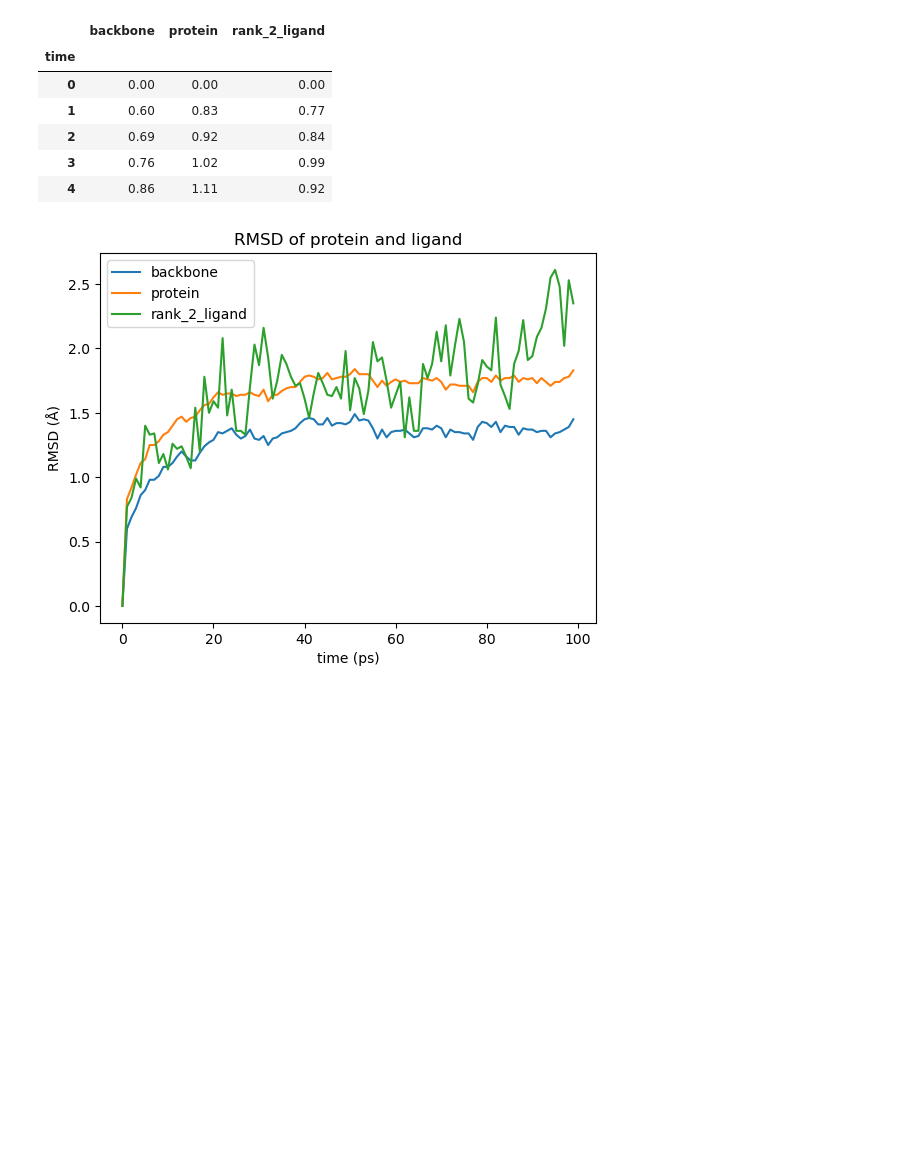
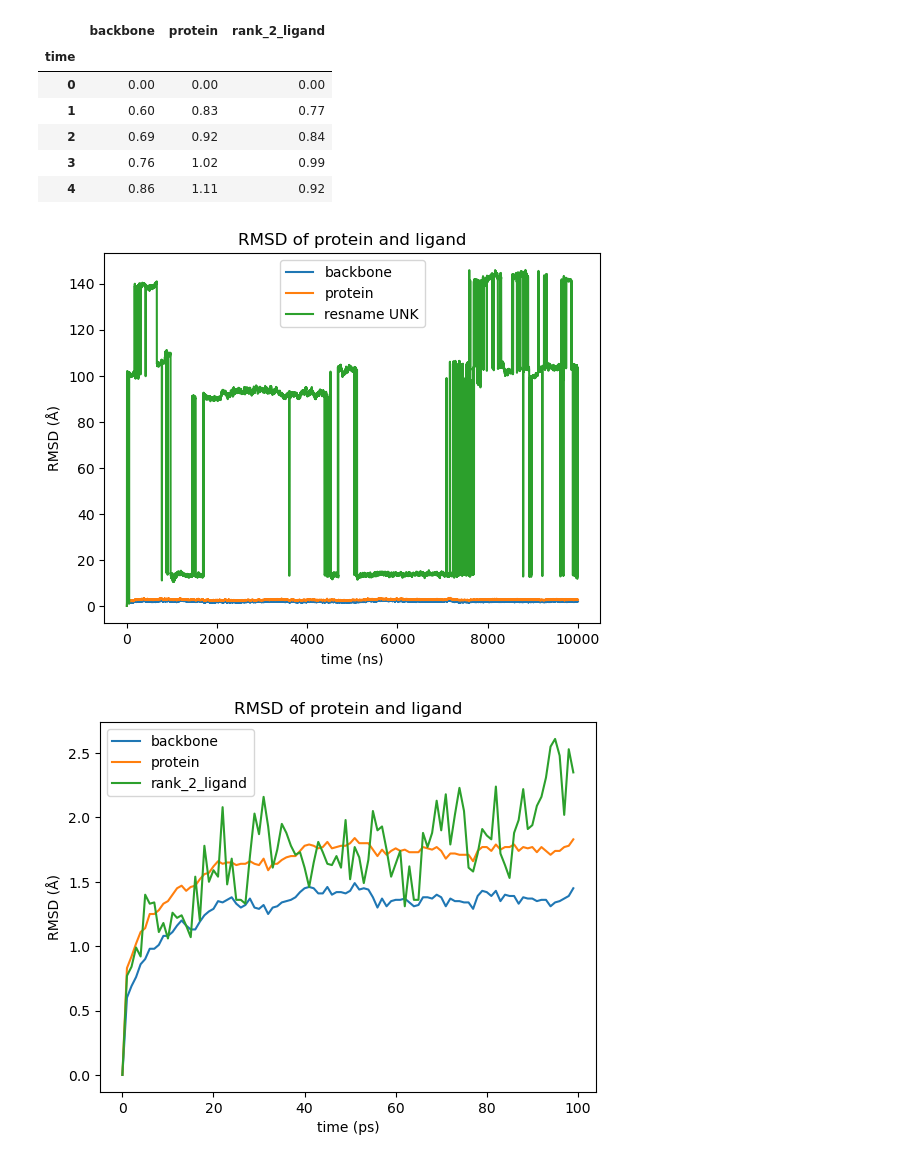
Before and after one commit to DeokhyeonYoon/Molecular-Dynamics-Simulation, a Jupyter notebook: about_rank_2.ipynb, the cells around one changed output. Drawn from its saved outputs; the diff is of its cells as text; code cells hidden in the pictures; blank space fills up the shorter version.

```diff
--- a/about_rank_2.ipynb
+++ b/about_rank_2.ipynb
@@ -379,7 +410,7 @@ from MDAnalysis.analysis.hydrogenbonds.hbond_analysis import HydrogenBondAnalysi
 
 # 나머지 코드 실행
 # %%
-md_universe = mda.Universe(str("./topology_2.pdb"), str("./trajectory_2.xtc"))
+md_universe = mda.Universe(str("./finaltest_topology_100ns_2.pdb"), str("./finaltest_trajectory_100ns_2.xtc"))
 # %% [output]
 Warning: importing 'simtk.openmm' is deprecated.  Import 'openmm' instead.
 # %%
@@ -438,6 +469,13 @@ rmsd.head()
 | 2 | 0.69 | 0.92 | 0.84 |
 | 3 | 0.76 | 1.02 | 0.99 |
 | 4 | 0.86 | 1.11 | 0.92 |
+# %%
+rmsd.plot(title="RMSD of protein and ligand")
+plt.xlabel("time (ns)")
+plt.ylabel("RMSD (Å)");
+plt.savefig("rank2_rmsd_results")
+# %% [output]
+[figure, added]
 # %%
 rmsd.plot(title="RMSD of protein and ligand")
 plt.xlabel("time (ps)")
```
Also changed, not shown: parts of 9 cells of this notebook, 11 other files.
